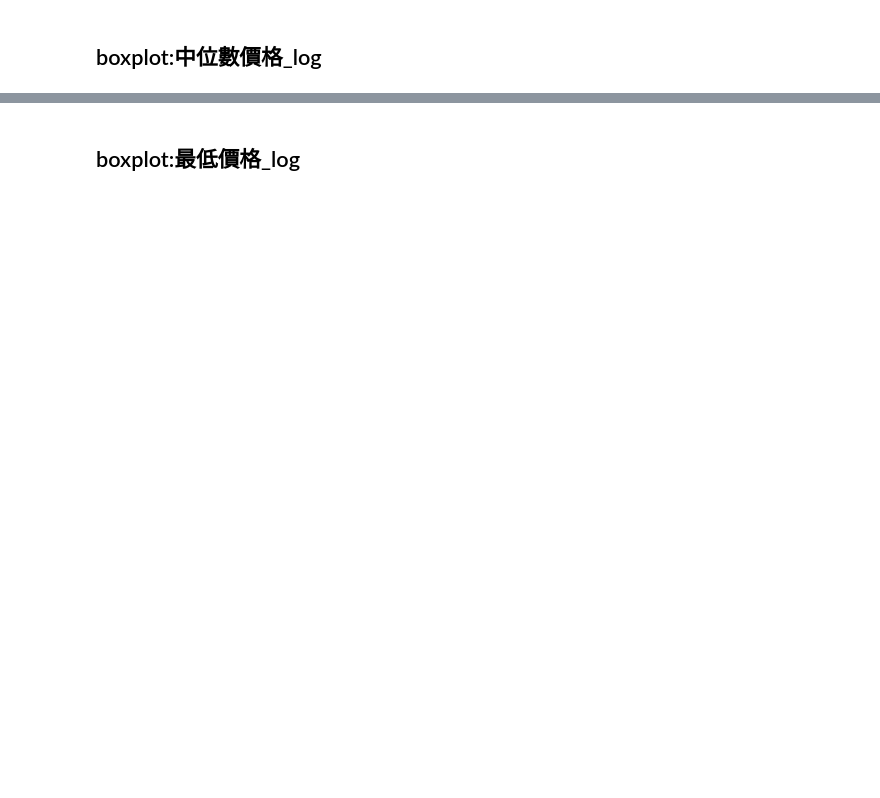
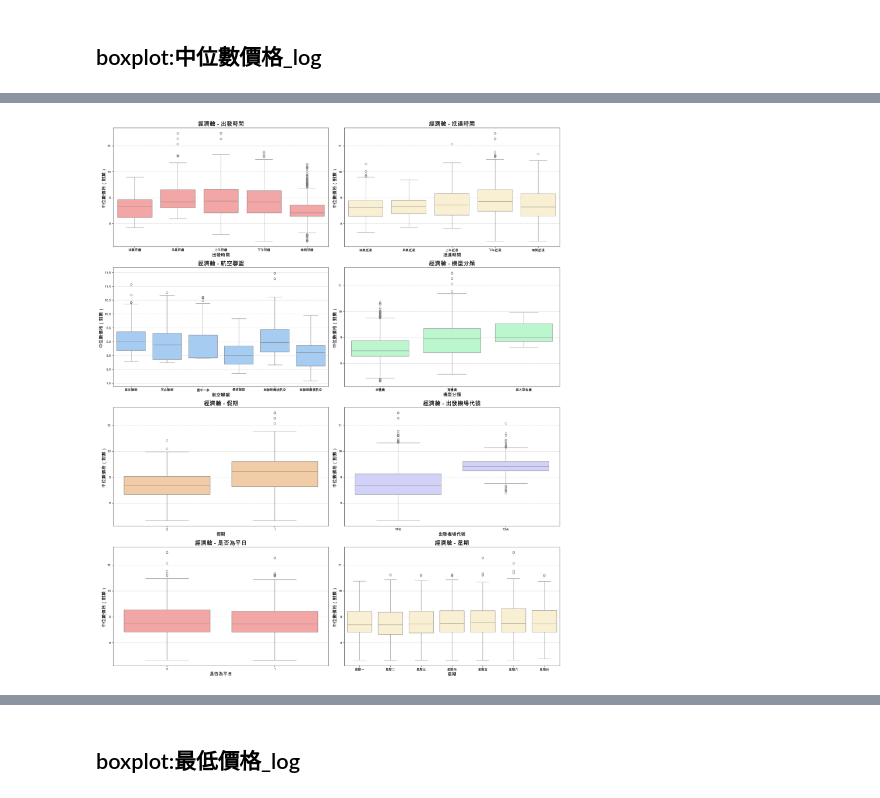
Before and after one commit to ching011500/flight_price, a Jupyter notebook: descriptive＿stat/short_flight.ipynb, the cells around one changed output, grey strips where cells are left out. Drawn from its saved outputs; the diff is of its cells as text; code cells hidden in the pictures; blank space fills up the shorter version.

```diff
--- a/descriptive＿stat/short_flight.ipynb
+++ b/descriptive＿stat/short_flight.ipynb
@@ -270,0 +197,92 @@ plt.show()
+# %%
+import numpy as np
+import pandas as pd
+import matplotlib.pyplot as plt
+import seaborn as sns
+
+# 繁體中文設定
+plt.rcParams['font.sans-serif'] = ['Arial Unicode MS']
+plt.rcParams['axes.unicode_minus'] = False
+
+# 讀取數據
+file_path = '/Users/yuchingchen/Documents/專題/cleaned_data/short_flight.csv'
+data = pd.read_csv(file_path)
+
+# ===== 資料前處理 =====
+# 出發時段排序
+departure_order = ["凌晨班機", "早晨班機", "上午班機", "下午班機", "晚間班機"]
+data['出發時段'] = pd.Categorical(data['出發時段'], categories=departure_order, ordered=True)
+
+# 抵達時段排序
+arrival_order = ["凌晨抵達", "早晨抵達", "上午抵達", "下午抵達", "晚間抵達"]
+data['抵達時段'] = pd.Categorical(data['抵達時段'], categories=arrival_order, ordered=True)
+
+# 航空聯盟分類
+alliance_mapping = {
+    1: '星空聯盟',
+    2: '天合聯盟',
+    3: '寰宇一家',
+    4: '價值聯盟',
+    5: '無聯盟傳統航空',
+    6: '無聯盟廉價航空'
+}
+data['航空聯盟'] = data['航空聯盟'].replace(alliance_mapping)
+alliance_order = list(alliance_mapping.values())
+data['航空聯盟'] = pd.Categorical(data['航空聯盟'], categories=alliance_order, ordered=True)
+
+# 機型分類
+category_mapping = {0: '窄體機', 1: '寬體機', 2: '超大型客機'}
+data['機型分類'] = data['機型分類'].map(category_mapping)
+category_order = list(category_mapping.values())
+data['機型分類'] = pd.Categorical(data['機型分類'], categories=category_order, ordered=True)
+
+# 星期排序
+weekday_order = ["星期一", "星期二", "星期三", "星期四", "星期五", "星期六", "星期日"]
+data['星期'] = pd.Categorical(data['星期'], categories=weekday_order, ordered=True)
+
+# 分艙等
+economy_data = data[data['艙等'] == '經濟艙']
+business_data = data[data['艙等'] == '商務艙']
+
+# ===== 設定變數 =====
+y_col_var = '中位數價格_log'
+y_label_text = '中位數價格（對數）'
+title_fontsize = 18
+label_fontsize = 14
+
+# ===== 繪圖函式 =====
+def plot_box(data, x_col, y_col, ax, title, x_label, y_label, color):
+    sns.boxplot(data=data, x=x_col, y=y_col, ax=ax, color=color)
+    ax.set_title(title, fontsize=title_fontsize)
+    ax.set_xlabel(x_label, fontsize=label_fontsize)
+    ax.set_ylabel(y_label, fontsize=label_fontsize)
+    ax.grid(axis='y', linestyle='--', linewidth=0.5)
+
+def draw_boxplots_for_class(class_data, class_name):
+    fig, axes = plt.subplots(4, 2, figsize=(20, 24))
+
+    plot_box(class_data.sort_values('出發時段'), '出發時段', y_col_var, axes[0, 0],
+             f'{class_name} - 出發時間', '出發時間', y_label_text, '#FF9999')
+    plot_box(class_data.sort_values('抵達時段'), '抵達時段', y_col_var, axes[0, 1],
+             f'{class_name} - 抵達時間', '抵達時間', y_label_text, '#FFF2CC')
+    plot_box(class_data.sort_values('航空聯盟'), '航空聯盟', y_col_var, axes[1, 0],
+             f'{class_name} - 航空聯盟', '航空聯盟', y_label_text, '#99CCFF')
+    plot_box(class_data.sort_values('機型分類'), '機型分類', y_col_var, axes[1, 1],
+             f'{class_name} - 機型分類', '機型分類', y_label_text, '#B3FFCC')
+    plot_box(class_data, '假期', y_col_var, axes[2, 0],
+             f'{class_name} - 假期', '假期', y_label_text, '#FFCC99')
+    plot_box(class_data, '出發機場代號', y_col_var, axes[2, 1],
+             f'{class_name} - 出發機場代號', '出發機場代號', y_label_text, '#CCCCFF')
+    plot_box(class_data, '是否為平日', y_col_var, axes[3, 0],
+             f'{class_name} - 是否為平日', '是否為平日', y_label_text, '#FF9999')
+    plot_box(class_data, '星期', y_col_var, axes[3, 1],
+             f'{class_name} - 星期', '星期', y_label_text, '#FFF2CC')
+
+    plt.tight_layout()
+    plt.show()
+
+# 繪製經濟艙 & 商務艙
+draw_boxplots_for_class(economy_data, "經濟艙")
+draw_boxplots_for_class(business_data, "商務艙")
+# %% [output]
+[figure, added]
```
Also changed, not shown: parts of 20 cells of this notebook, 57 other files.
